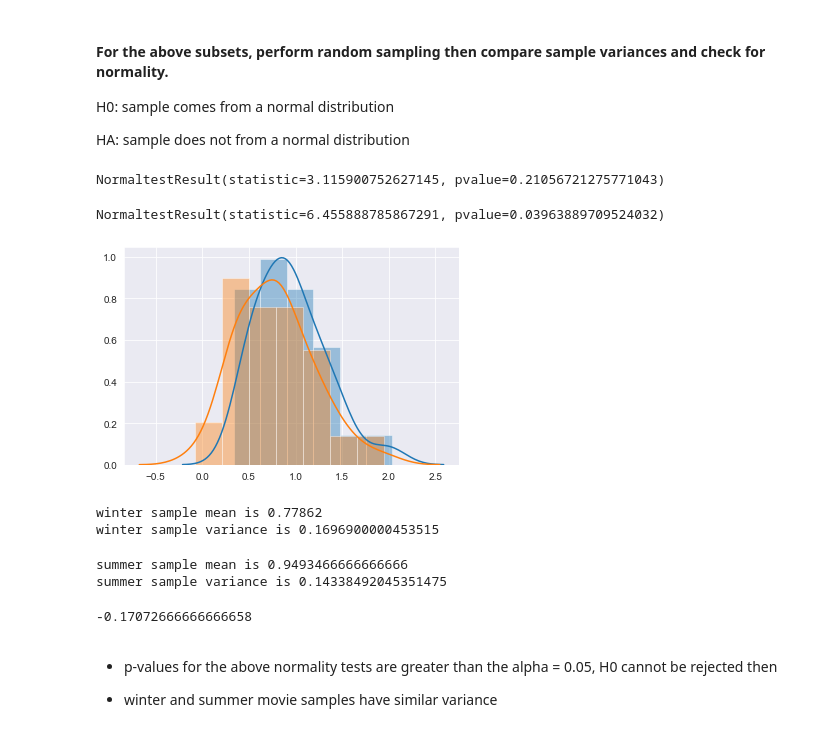
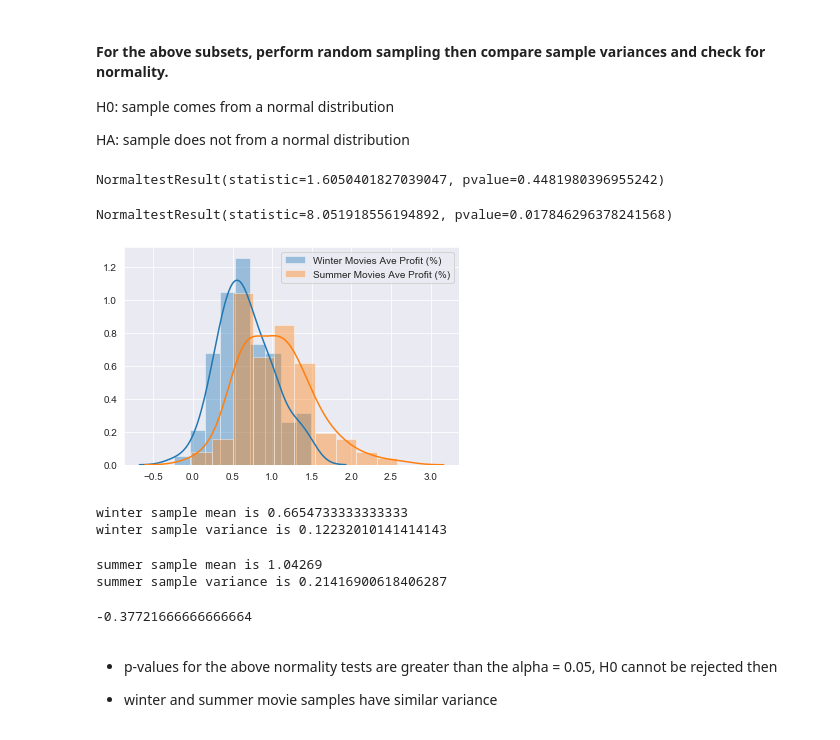
Before and after one commit to Greg-S-12/movies_project3, a Jupyter notebook: Grace_notebook.ipynb, the cells around one changed output. Drawn from its saved outputs; the diff is of its cells as text; code cells hidden in the pictures.

```diff
--- a/Grace_notebook.ipynb
+++ b/Grace_notebook.ipynb
@@ -314,42 +319,44 @@ def sample_variance(sample):
     return np.sum((sample - sample_mean) **2)/ (len(sample) -1)
 # %%
 #Perfom random sampling and normality test on winter movies
-winter_sample = create_sample_distribution(df_winter["Profit_US(%)"], dist_size=50, n=30)
+winter_sample = create_sample_distribution(df_winter["Profit_US(%)"], dist_size=100, n=30)
 stats.normaltest(winter_sample)
 # %% [output]
-NormaltestResult(statistic=3.115900752627145, pvalue=0.21056721275771043)
+NormaltestResult(statistic=1.6050401827039047, pvalue=0.4481980396955242)
 # %%
 #Perfom random sampling and normality test on summer movies
-summer_sample = create_sample_distribution(df_summer["Profit_US(%)"], dist_size=50, n=30)
+summer_sample = create_sample_distribution(df_summer["Profit_US(%)"], dist_size=100, n=30)
 stats.normaltest(summer_sample)
 # %% [output]
-NormaltestResult(statistic=6.455888785867291, pvalue=0.03963889709524032)
+NormaltestResult(statistic=8.051918556194892, pvalue=0.017846296378241568)
-# %%
-sns.distplot(summer_sample)
-sns.distplot(winter_sample)
-plt.show()
-# %% [output]
-[figure, removed]
+# %%
+sns.distplot(winter_sample, label = "Winter Movies Ave Profit (%)")
+sns.distplot(summer_sample, label = "Summer Movies Ave Profit (%)")
+plt.legend()
+plt.savefig("WinterSummer", bbox_inches = "tight")
+plt.show()
+# %% [output]
+[figure, added]
 # %%
 winter_variance = sample_variance(winter_sample)
 winter_mean = np.mean(winter_sample)
 print("winter sample mean is", winter_mean)
 print("winter sample variance is", winter_variance)
 # %% [output]
-winter sample mean is 0.77862
-winter sample variance is 0.1696900000453515
+winter sample mean is 0.6654733333333333
+winter sample variance is 0.12232010141414143
 # %%
 summer_variance = sample_variance(summer_sample)
 summer_mean = np.mean(summer_sample)
 print("summer sample mean is", summer_mean)
 print("summer sample variance is", summer_variance)
 # %% [output]
-summer sample mean is 0.9493466666666666
-summer sample variance is 0.14338492045351475
+summer sample mean is 1.04269
+summer sample variance is 0.21416900618406287
 # %%
 winter_mean - summer_mean
 # %% [output]
--0.17072666666666658
+-0.37721666666666664
 # %% [markdown]
  - p-values for the above normality tests are greater than the alpha = 0.05, H0 cannot be rejected then
 
```
Also changed, not shown: parts of 13 cells of this notebook.
